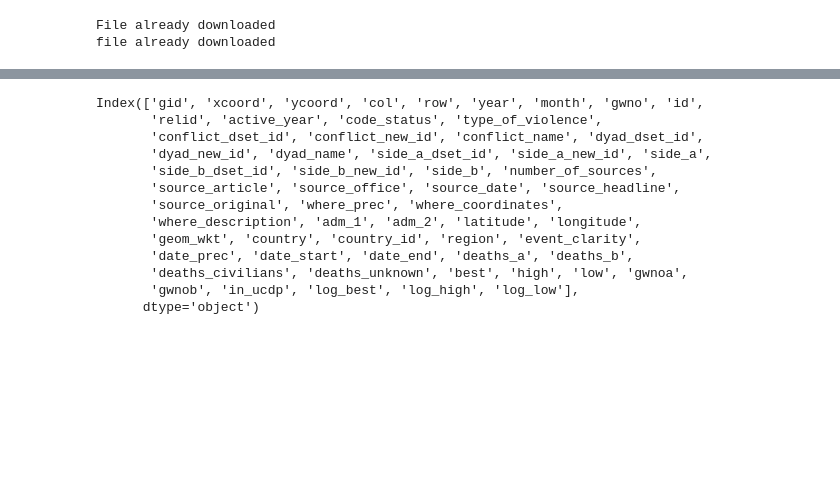
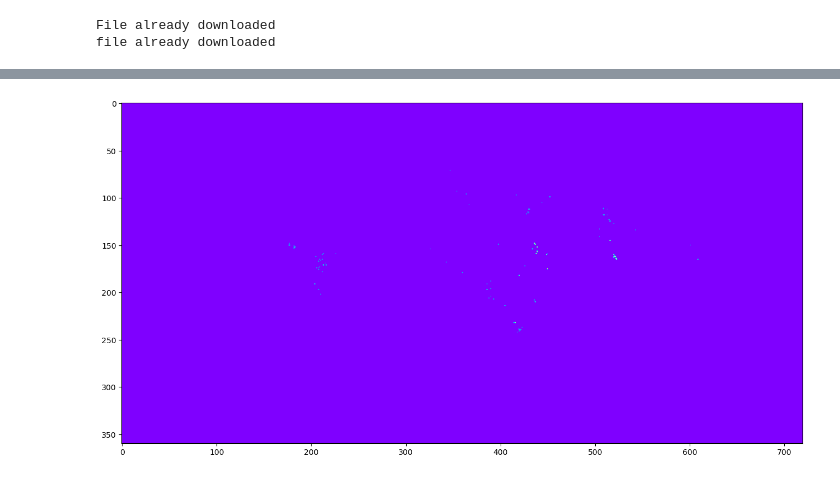
Before and after one commit to Polichinel/HydraNet_001, a Jupyter notebook: makeDataMonthly.ipynb, the cells around one changed output, grey strips where cells are left out. Drawn from its saved outputs; the diff is of its cells as text; code cells hidden in the pictures; blank space fills up the shorter version.

```diff
--- a/makeDataMonthly.ipynb
+++ b/makeDataMonthly.ipynb
@@ -252,17 +188,10 @@ full_grid['month_id'] =
-# %%
-full_grid.columns
-# %% [output]
-Index(['gid', 'xcoord', 'ycoord', 'col', 'row', 'year', 'month', 'gwno', 'id',
-       'relid', 'active_year', 'code_status', 'type_of_violence',
-       'conflict_dset_id', 'conflict_new_id', 'conflict_name', 'dyad_dset_id',
-       'dyad_new_id', 'dyad_name', 'side_a_dset_id', 'side_a_new_id', 'side_a',
-       'side_b_dset_id', 'side_b_new_id', 'side_b', 'number_of_sources',
-       'source_article', 'source_office', 'source_date', 'source_headline',
-       'source_original', 'where_prec', 'where_coordinates',
-       'where_description', 'adm_1', 'adm_2', 'latitude', 'longitude',
-       'geom_wkt', 'country', 'country_id', 'region', 'event_clarity',
-       'date_prec', 'date_start', 'date_end', 'deaths_a', 'deaths_b',
-       'deaths_civilians', 'deaths_unknown', 'best', 'high', 'low', 'gwnoa',
-       'gwnob', 'in_ucdp', 'log_best', 'log_high', 'log_low'],
-      dtype='object')
+# %%
+ucpd_vol = make_volumn(prio_grid)
+print(ucpd_vol.shape)
+# %%
+plt.figure(figsize= [20,8])
+plt.imshow(ucpd_vol[-1,:,:,7], cmap = 'rainbow', vmin=ucpd_vol[-1,:,:,7].min() , vmax=ucpd_vol[-1,:,:,7].max())
+plt.show()
+# %% [output]
+[figure, added]
 # %%
```
Also changed, not shown: parts of 43 cells of this notebook.
